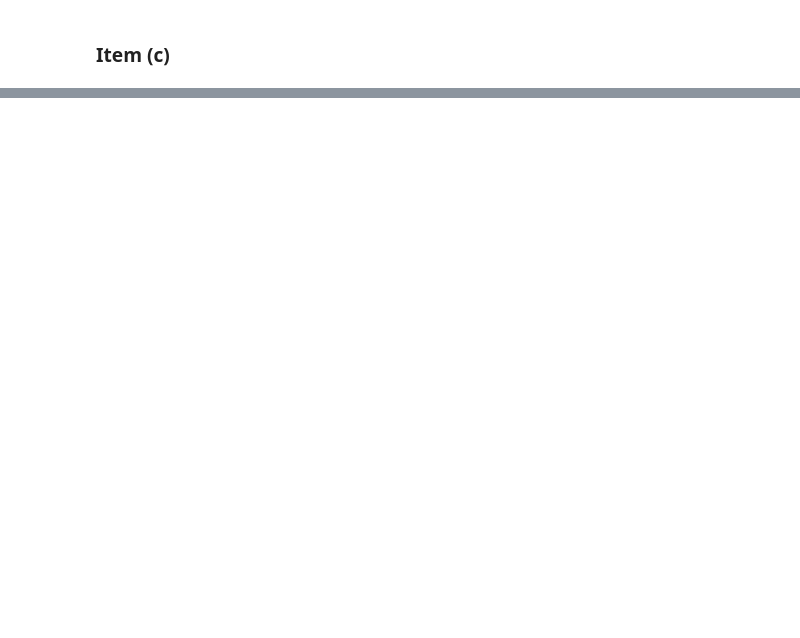
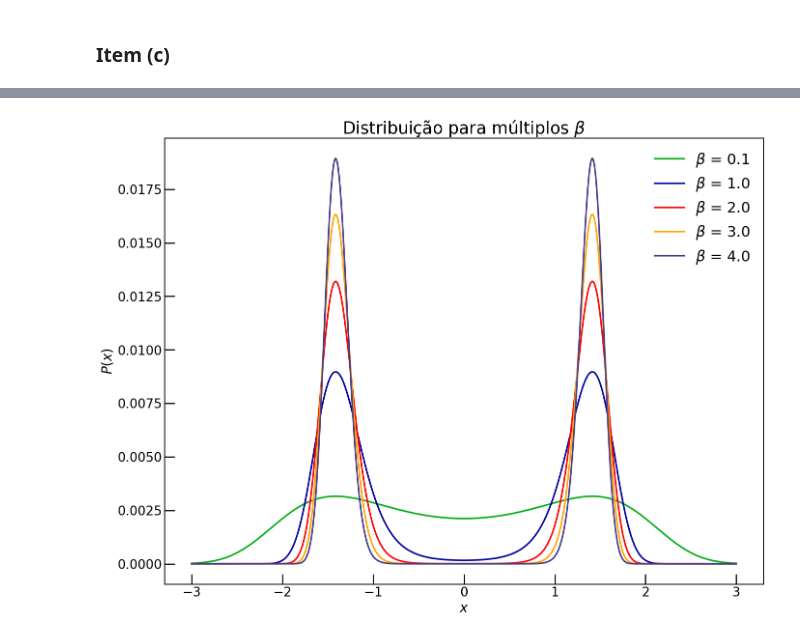
Before and after one commit to JuniorAlencar/TopFisTeo2024.2, a Jupyter notebook: Lista_1/questões/Question2.ipynb, the cells around one changed output, grey strips where cells are left out. Drawn from its saved outputs; the diff is of its cells as text; code cells hidden in the pictures; blank space fills up the shorter version.

```diff
--- a/Lista_1/questões/Question2.ipynb
+++ b/Lista_1/questões/Question2.ipynb
@@ -217,0 +161,40 @@ P_theoretical /= normalization_factor
+# %%
+# Parâmetros da simulação
+betas = [0.1, 1.0, 2.0, 3.0, 4.0]  # Inverso da temperatura
+x0 = 0.0  # Posição inicial
+delta = 1.0  # Amplitude máxima do passo
+steps = 10**6  # Número de passos
+
+# Configuração do plot 2x2
+fig, ax = plt.subplots(figsize=(16, 12))
+
+colors = ["#03AC13", "#00019a", "#fe0000", "orange", "darkslateblue"]
+# Simulação e plotagem para cada beta
+for i, beta in enumerate(betas):
+    # Simular com Metropolis
+    positions = metropolis(V, x0, beta, steps, delta)
+
+    # Histograma empírico
+    hist, bins = np.histogram(positions, bins=100, density=True)
+    bin_centers = (bins[:-1] + bins[1:]) / 2
+
+    # Distribuição teórica
+    x = np.linspace(-3, 3, 500)
+    P_theoretical = np.exp(-beta * V(x))
+    norm_term = sum([p for p in P_theoretical])
+    P_theoretical = [p / norm_term for p in P_theoretical]
+
+    # Plotar no subplot correspondente
+    ax.plot(x, P_theoretical, label=rf"$\beta$ = {beta}", color=colors[i], linewidth=2.4)
+    ax.set_title(rf"Distribuição para múltiplos $\beta$", fontsize=25)
+    ax.set_xlabel(r"$x$", fontsize=20)
+    ax.set_ylabel(r"$P(x)$", fontsize=20)
+    ax.tick_params('both', width=1.8, length=15, labelsize=19, direction='in')
+    #ax.legend(fontsize=12)
+
+# Ajustar layout e salvar o gráfico
+plt.legend(prop={"size": 22}, fancybox=True, framealpha=0.0)
+#plt.savefig("results/Questão2/Distri_multi_beta.pdf")
+plt.show()
+# %% [output]
+[figure, added]
```
Also changed, not shown: parts of 9 cells of this notebook, 9 other files.
